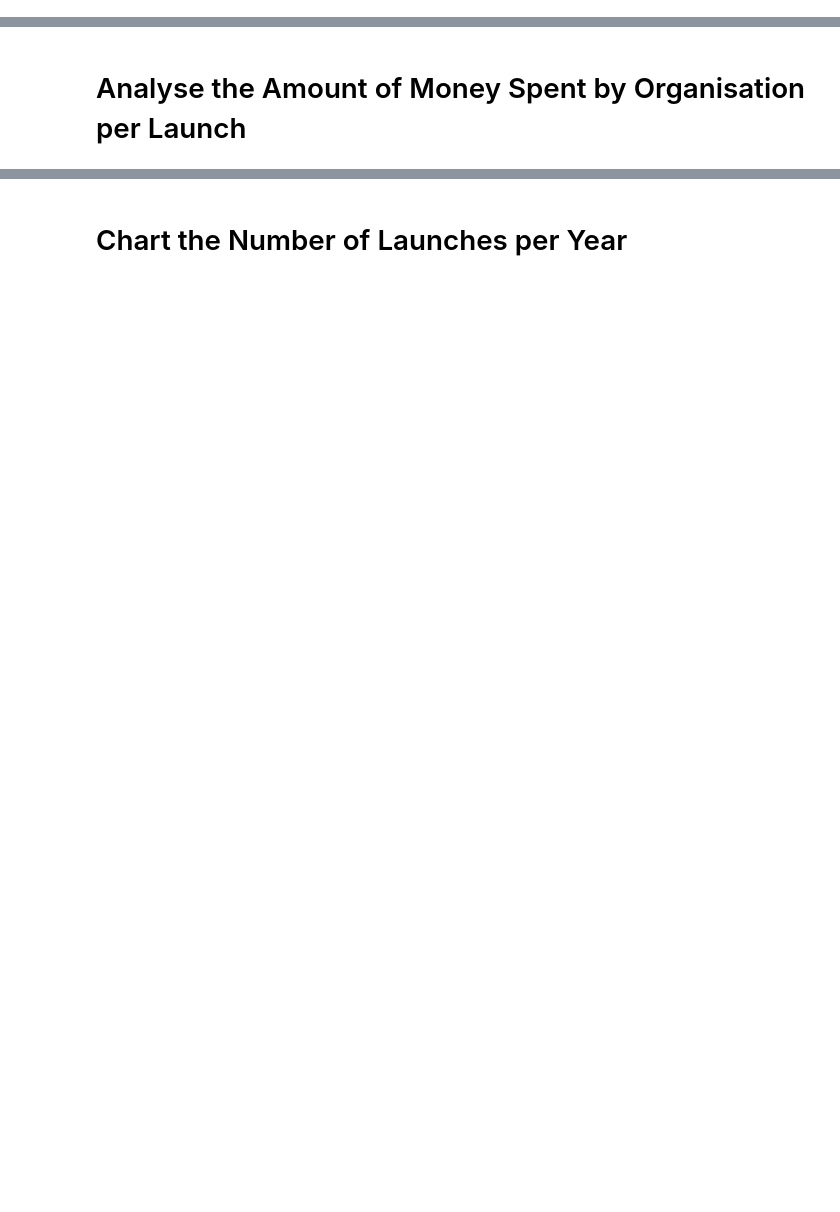
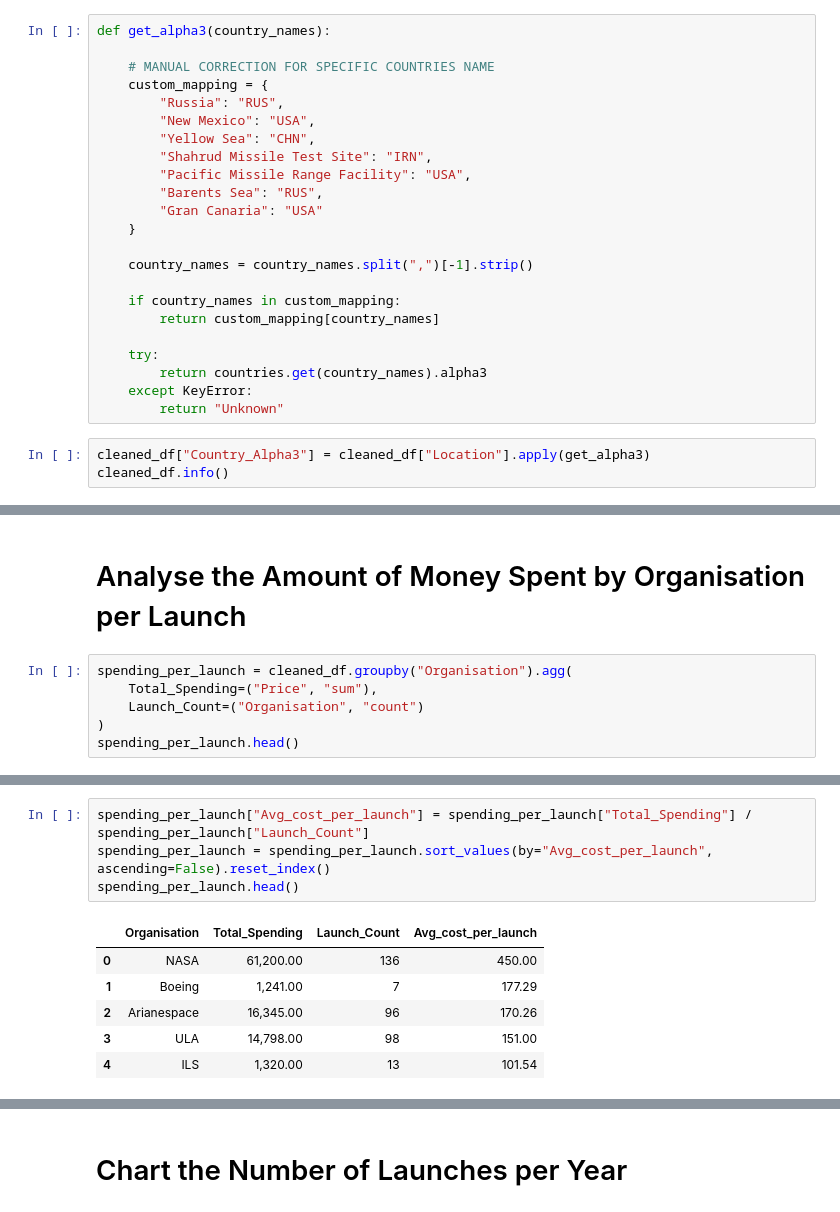
Before and after one commit to pyro-tarzan/space-mission-analysis, a Jupyter notebook: space_missions_analysis.ipynb, the cells around one changed output, grey strips where cells are left out. Cells and saved outputs as stored; diff of their text form; blank space fills up the shorter version.

```diff
--- a/space_missions_analysis.ipynb
+++ b/space_missions_analysis.ipynb
@@ -297,3 +334,29 @@ You'll need to use a 3 letter country code for each country. You might have to c
 
 
 You can use the iso3166 package to convert the country names to Alpha3 format.
+# %%
+def get_alpha3(country_names):
+
+    # MANUAL CORRECTION FOR SPECIFIC COUNTRIES NAME
+    custom_mapping = {
+        "Russia": "RUS",
+        "New Mexico": "USA",
+        "Yellow Sea": "CHN",
+        "Shahrud Missile Test Site": "IRN",
+        "Pacific Missile Range Facility": "USA",
+        "Barents Sea": "RUS",
+        "Gran Canaria": "USA"
+    }
+
+    country_names = country_names.split(",")[-1].strip()
+
+    if country_names in custom_mapping:
+        return custom_mapping[country_names]
+
+    try:
+        return countries.get(country_names).alpha3
+    except KeyError:
+        return "Unknown"
+# %%
+cleaned_df["Country_Alpha3"] = cleaned_df["Location"].apply(get_alpha3)
+cleaned_df.info()
@@ -306,2 +438,8 @@ You can use the iso3166 package to convert the country names to Alpha3 format.
 # %% [markdown]
 # Analyse the Amount of Money Spent by Organisation per Launch
+# %%
+spending_per_launch = cleaned_df.groupby("Organisation").agg(
+    Total_Spending=("Price", "sum"),
+    Launch_Count=("Organisation", "count")
+)
+spending_per_launch.head()
@@ -307,0 +454,11 @@ You can use the iso3166 package to convert the country names to Alpha3 format.
+# %%
+spending_per_launch["Avg_cost_per_launch"] = spending_per_launch["Total_Spending"] / spending_per_launch["Launch_Count"]
+spending_per_launch = spending_per_launch.sort_values(by="Avg_cost_per_launch", ascending=False).reset_index()
+spending_per_launch.head()
+# %% [output]
+|  | Organisation | Total_Spending | Launch_Count | Avg_cost_per_launch |
+| 0 | NASA | 61,200.00 | 136 | 450.00 |
+| 1 | Boeing | 1,241.00 | 7 | 177.29 |
+| 2 | Arianespace | 16,345.00 | 96 | 170.26 |
+| 3 | ULA | 14,798.00 | 98 | 151.00 |
+| 4 | ILS | 1,320.00 | 13 | 101.54 |
```
Also changed, not shown: parts of 14 cells of this notebook, 1 other file.
